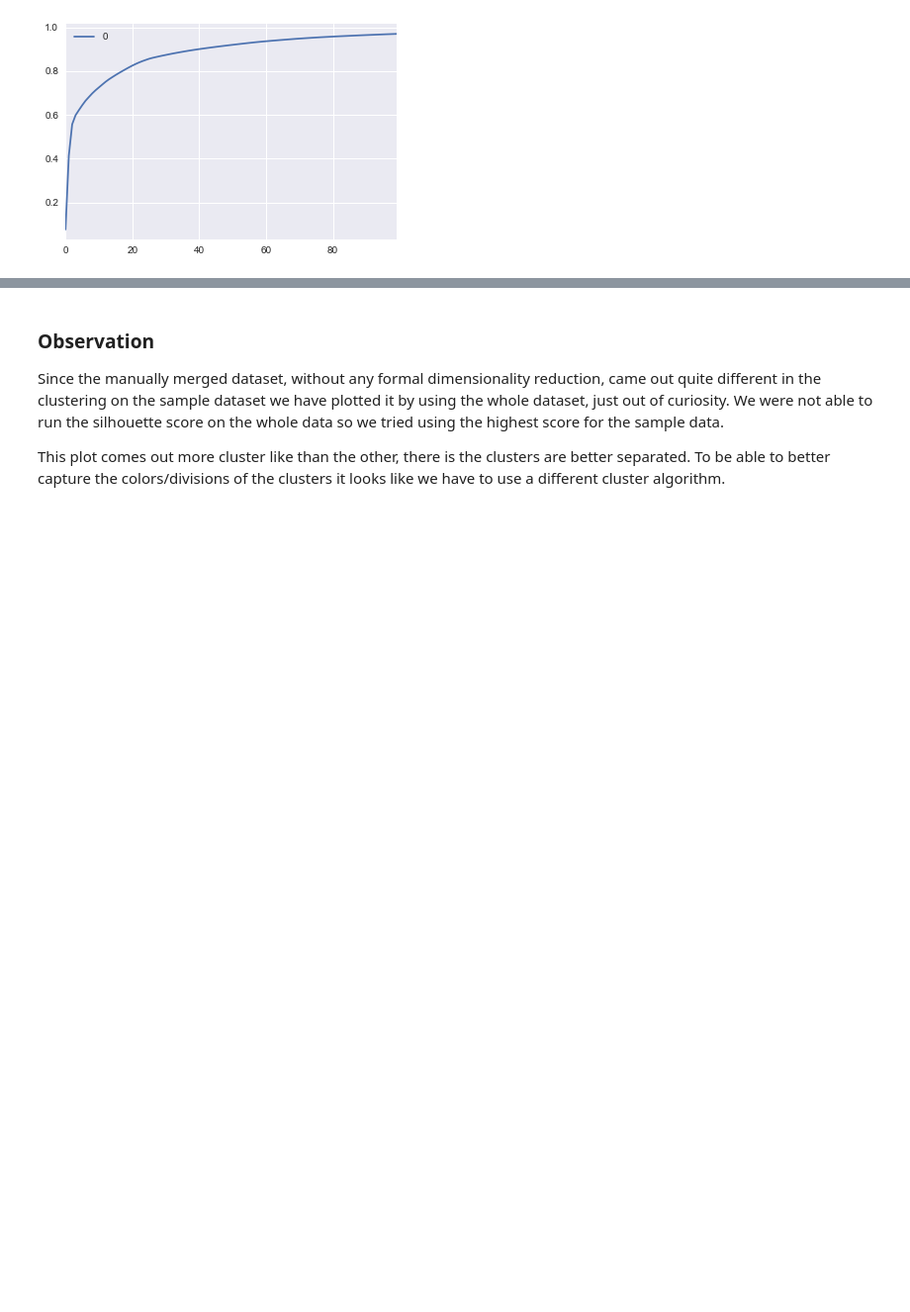
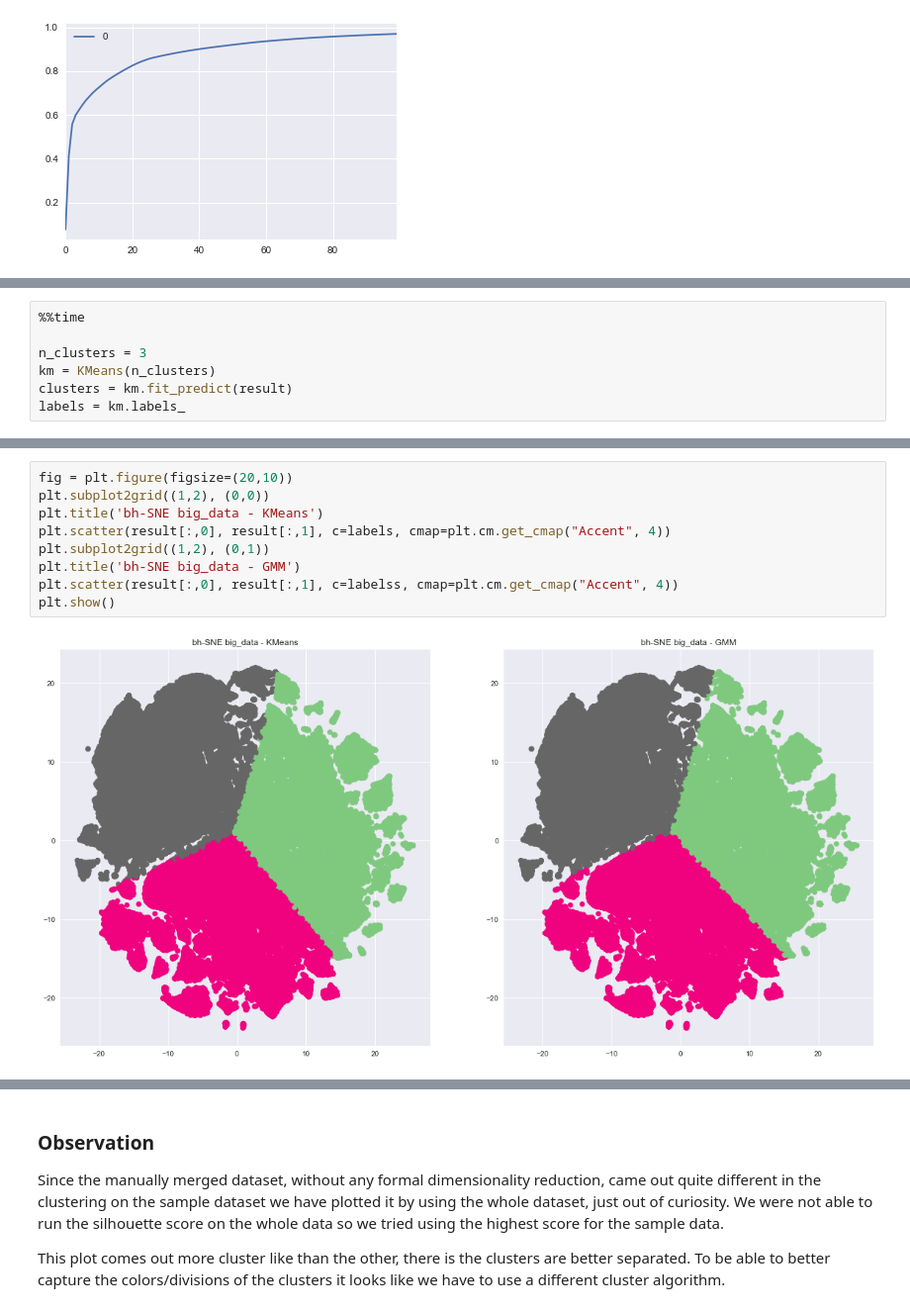
Before and after one commit to larahronn/atus_clustering, a Jupyter notebook: lara_cap/The_clusters.ipynb, the cells around one changed output, grey strips where cells are left out. Shown at 99% size. Cells and saved outputs as stored; diff of their text form; blank space fills up the shorter version.

```diff
--- a/lara_cap/The_clusters.ipynb
+++ b/lara_cap/The_clusters.ipynb
@@ -558,0 +575,7 @@ Wall time: 41min
+# %%
+%%time
+
+n_clusters = 3
+km = KMeans(n_clusters)
+clusters = km.fit_predict(result)
+labels = km.labels_
@@ -572,2 +604,13 @@ labels13 = km.labels_
+# %%
+fig = plt.figure(figsize=(20,10))
+plt.subplot2grid((1,2), (0,0))
+plt.title('bh-SNE big_data - KMeans')
+plt.scatter(result[:,0], result[:,1], c=labels, cmap=plt.cm.get_cmap("Accent", 4))
+plt.subplot2grid((1,2), (0,1))
+plt.title('bh-SNE big_data - GMM')
+plt.scatter(result[:,0], result[:,1], c=labelss, cmap=plt.cm.get_cmap("Accent", 4))
+plt.show()
+# %% [output]
+[figure, added]
 # %%
 fig = plt.figure(figsize=(20,20))
```
Also changed, not shown: parts of 49 cells of this notebook, 3 other files.
